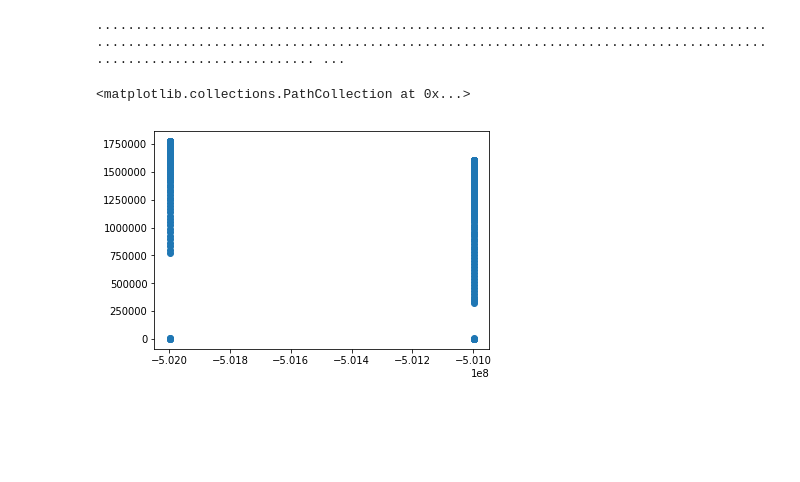
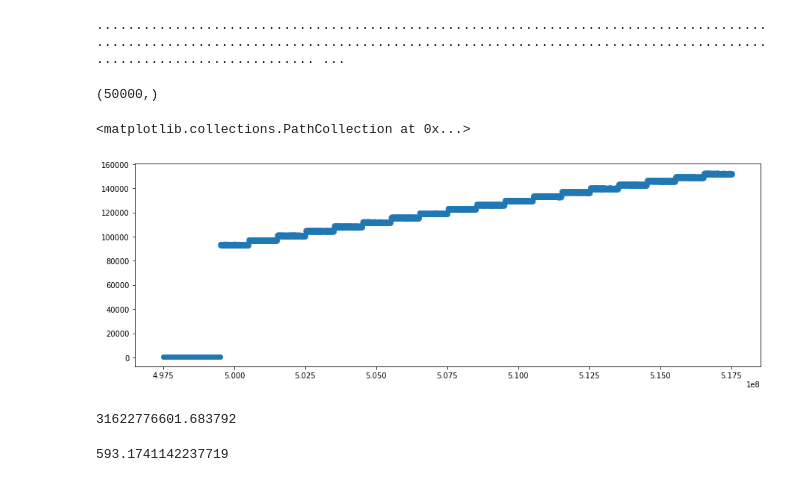
Before and after one commit to adriankaisinclair/primecam_gateware, a Jupyter notebook: single_chan_4eth_v8.ipynb, the cells around one changed output. Cells and saved outputs as stored; diff of their text form; code cells hidden in the pictures; blank space fills up the shorter version.

```diff
--- a/single_chan_4eth_v8.ipynb
+++ b/single_chan_4eth_v8.ipynb
@@ -578,10 +583,25 @@ def _loop_test():
         rf_data_conv.adc_tiles[0].blocks[0].UpdateEvent(xrfdc.EVENT_MIXER)
         rf_data_conv.dac_tiles[1].blocks[3].UpdateEvent(xrfdc.EVENT_MIXER)
         # Read values and trash initial read, suspecting linear delay is cause..
-        I, Q = get_snap_data(3)
-        I, Q = get_snap_data(3)
+        Naccums = 5
+        I, Q = [], []
+        for i in range(Naccums):
+            It, Qt = get_snap_data(3)
+            I.append(It)
+            Q.append(Qt)
+        I = np.array(I)
+        Q = np.array(Q)
+        Imed = np.median(I,axis=0)
+        Qmed = np.median(Q,axis=0)
 
-        IQ_mags = np.sqrt(I**2 + Q**2)[0:len(freqs)]
+        #iqs = np.array([get_snap_data(3) for n in range(Naccums)]) #get_snap_data(3)
+        #print(iqs.shape)
+        #Imed, Qmed = np.median(iqs, axis=2)
+        #print(Imed)
+
+
+        IQ_mags = np.sqrt(Imed**2 + Qmed**2)[0:len(freqs)]
+        #print(IQ_mags)
 
         print(".", end="")
 
@@ -594,16 +614,32 @@ def _loop_test():
 
     print(sweep_mags.shape)
 
-    f = np.array([flos + ftone for ftone in freqs]).flatten()
-    sweep_mags_f = sweep_mags.flatten()
+    f = np.array([flos*1e6 + ftone for ftone in freqs]).flatten()
+    sweep_mags_f = sweep_mags.T.flatten()
 
     return (f,sweep_mags_f)
 
 f, sweep_mags_f = _loop_test()
 # %% [output]
 ........................................................................................................................................................................................................ ...
+# %%
+f.shape
+# %% [output]
+(50000,)
 # %%
-plt.scatter(f[0:1000],sweep_mags_f[0:1000])
+plt.figure(figsize=(15,5))
+plt.scatter(f[0:10000],sweep_mags_f[0:10000],alpha=0.2)
 # %% [output]
 <matplotlib.collections.PathCollection at 0x...>
-[figure, old version]
+[figure, new version]
+# %%
+SNRdB = 105 # dB
+SNR = 10.**(SNRdB/10)
+print(SNR)
+noise = 196000.**2/SNR
+# %% [output]
+31622776601.683792
+# %%
+noise*488.28125
+# %% [output]
+593.1741142237719
```
Also changed, not shown: parts of 14 cells of this notebook.
